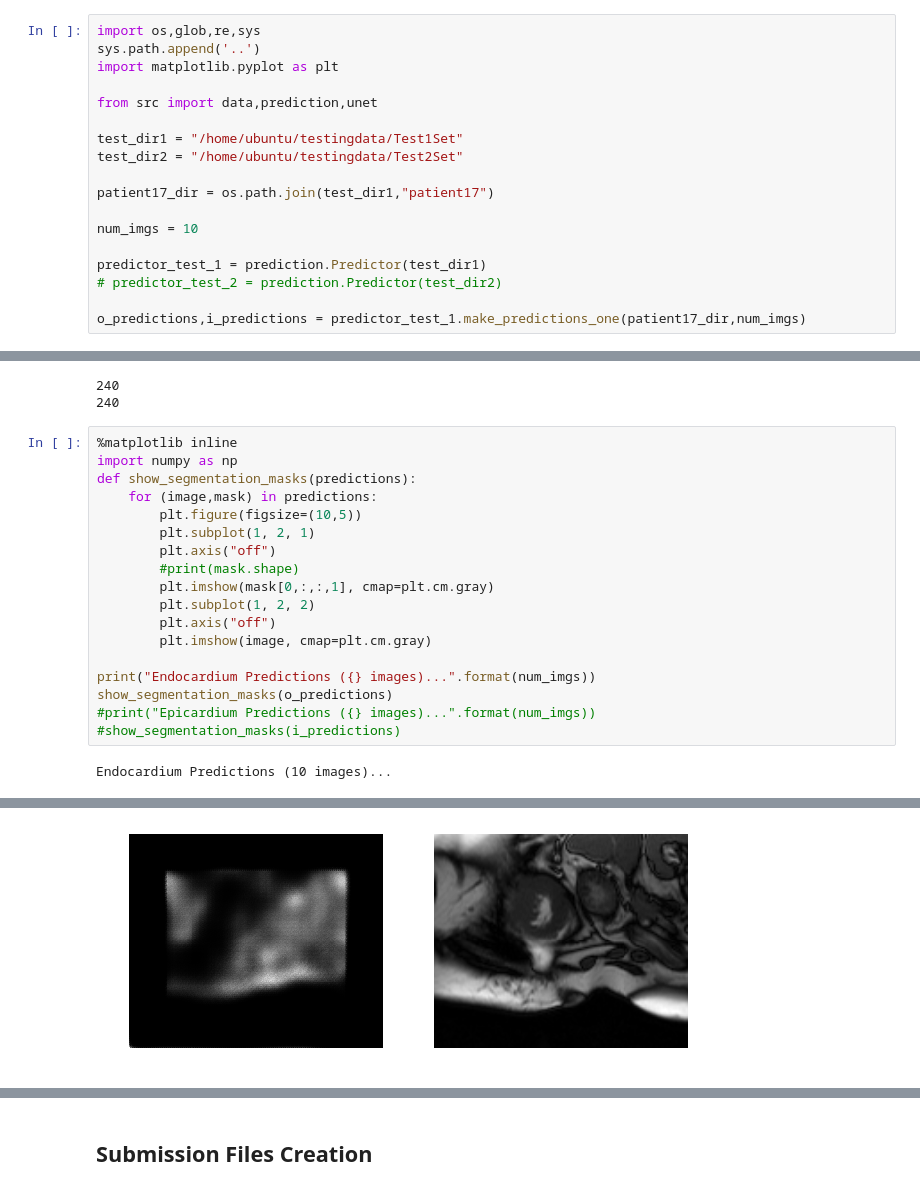
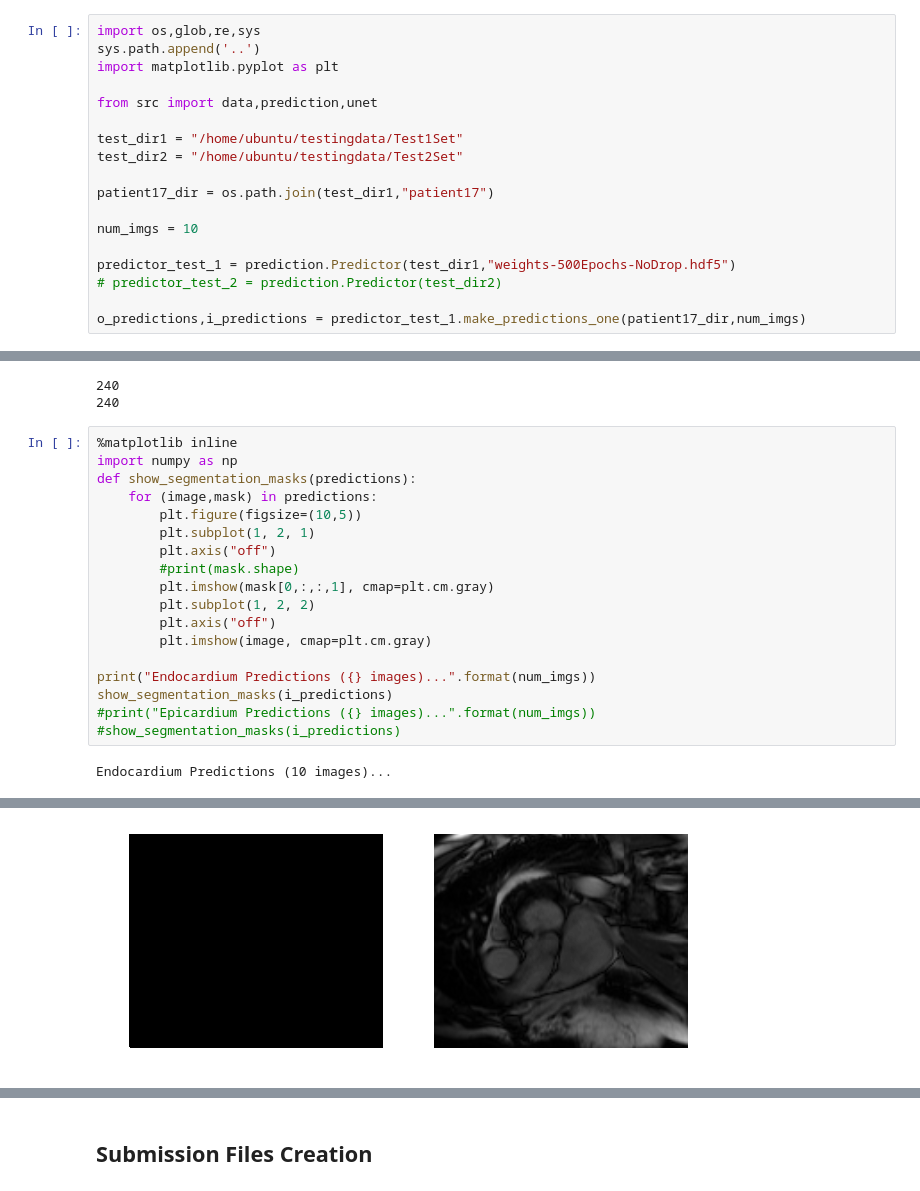
Before and after one commit to aksharkkumar/cmri-rv-seg, a Jupyter notebook: notebooks/test_submission_exploration.ipynb, the cells around one changed output, grey strips where cells are left out. Saved outputs shown, nothing was run; the diff lists cells and outputs as text.

```diff
--- a/notebooks/test_submission_exploration.ipynb
+++ b/notebooks/test_submission_exploration.ipynb
@@ -18,7 +18,7 @@ patient17_dir = os.path.join(test_dir1,"patient17")
 
 num_imgs = 10
 
-predictor_test_1 = prediction.Predictor(test_dir1)
+predictor_test_1 = prediction.Predictor(test_dir1,"weights-500Epochs-NoDrop.hdf5")
 # predictor_test_2 = prediction.Predictor(test_dir2)
 
 o_predictions,i_predictions = predictor_test_1.make_predictions_one(patient17_dir,num_imgs)
@@ -41,7 +41,7 @@ def show_segmentation_masks(predictions):
         plt.imshow(image, cmap=plt.cm.gray)
 
 print("Endocardium Predictions ({} images)...".format(num_imgs))
-show_segmentation_masks(o_predictions)
+show_segmentation_masks(i_predictions)
 #print("Epicardium Predictions ({} images)...".format(num_imgs))
 #show_segmentation_masks(i_predictions)
 # %% [output]
@@ -52 +52 @@ Endocardium Predictions (10 images)...
-[figure, old version]
+[figure, new version]
```
Also changed, not shown: parts of 1 cell of this notebook, 7 other files.
